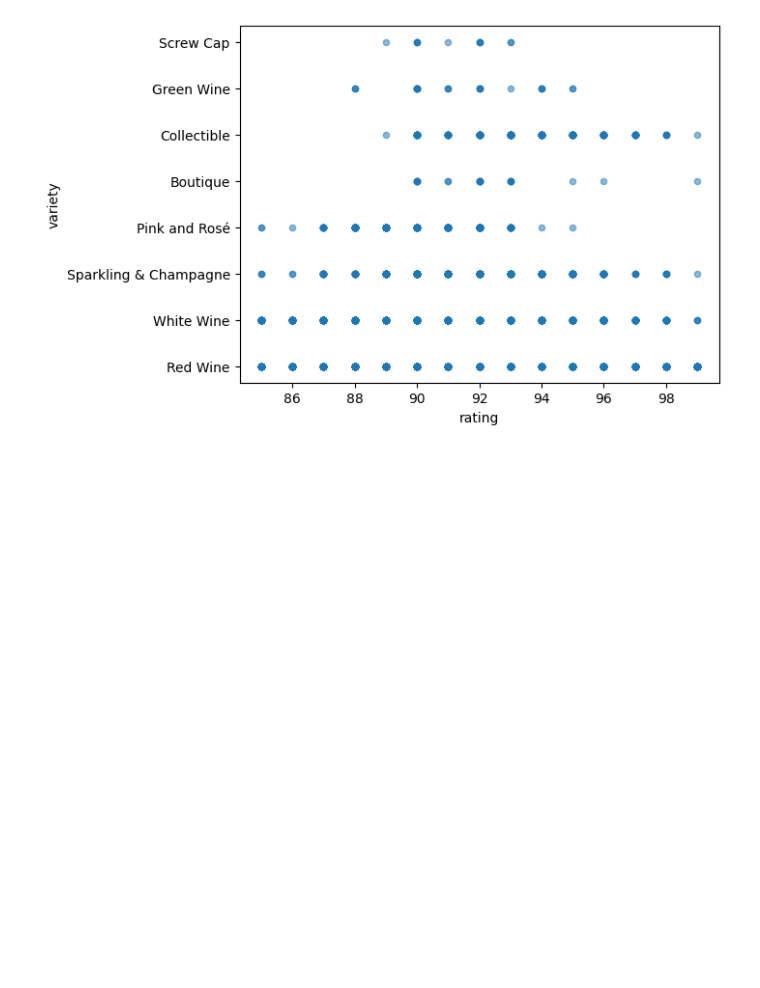
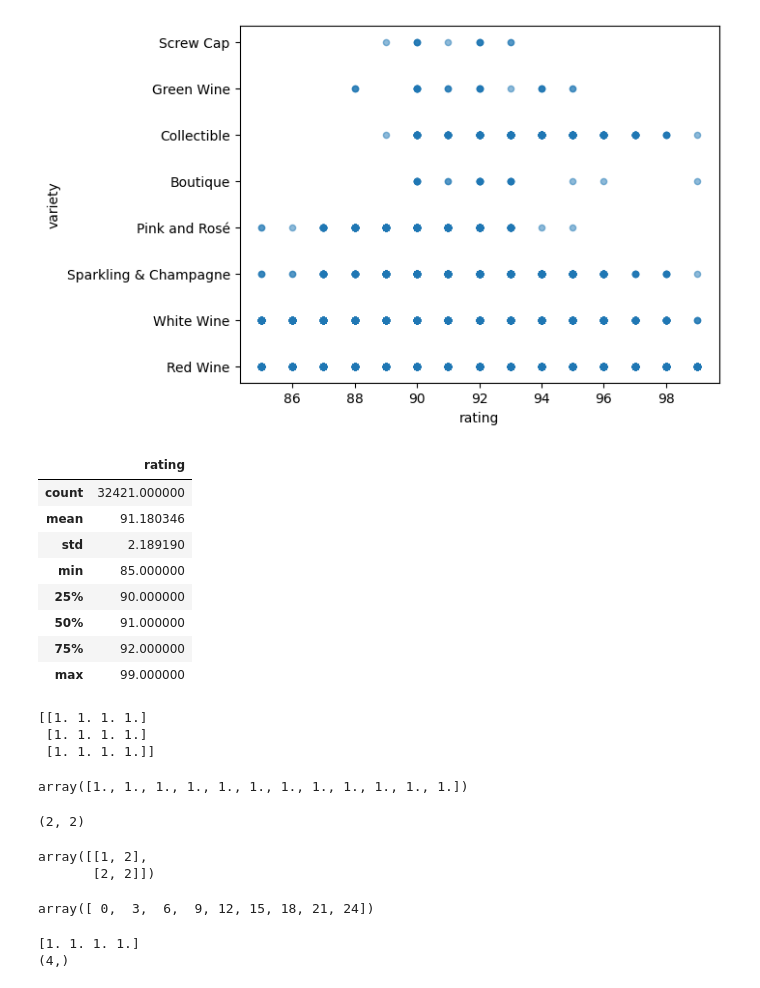
Before and after one commit to Fatemeh-Esmaeili/MLOps, a Jupyter notebook: EDA.ipynb, the cells around one changed output. Saved outputs shown, nothing was run; the diff lists cells and outputs as text; code cells hidden in the pictures; blank space fills up the shorter version.

```diff
--- a/EDA.ipynb
+++ b/EDA.ipynb
@@ -448,3 +462,15 @@ df.plot.scatter(x = 'rating', y = 'variety', alpha = 0.5)
 # %% [output]
 <Axes: xlabel='rating', ylabel='variety'>
 [figure]
+# %%
+df.describe()
+# %% [output]
+|  | rating |
+| count | 32421.000000 |
+| mean | 91.180346 |
+| std | 2.189190 |
+| min | 85.000000 |
+| 25% | 90.000000 |
+| 50% | 91.000000 |
+| 75% | 92.000000 |
+| max | 99.000000 |
@@ -450,0 +479,60 @@ df.plot.scatter(x = 'rating', y = 'variety', alpha = 0.5)
+# %%
+# an array with weight in pounds
+array = np.array([140, 174, 166, 192])
+array
+
+# divide by 2.2 to get values in kilos
+array / 2.2
+
+
+array = np.ones((3,4))
+array
+
+array = np.ones((3,4))
+array
+
+array.reshape((4,3))
+array.reshape((12,1))
+
+
+# flatten arrays
+print(array)
+array.flatten()
+# %% [output]
+[[1. 1. 1. 1.]
+ [1. 1. 1. 1.]
+ [1. 1. 1. 1.]]
+array([1., 1., 1., 1., 1., 1., 1., 1., 1., 1., 1., 1.])
+# %%
+array = np.array([[1,2],[2,2]])
+print(array.shape)
+array
+# %% [output]
+(2, 2)
+array([[1, 2],
+       [2, 2]])
+# %%
+# 2x2 array with random floats of 0 to 1
+np.random.rand(2,2)
+
+# fill out the 3x4 array with the number 8
+np.full((3,4), 8)
+
+# using the number 1 is so common that `ones` is a function!
+np.ones((4,4))
+
+# a simple sequence from 0 to 4
+np.arange(0,5)
+
+# a sequence with three steps from 0 to 27
+np.arange(0, 27, 3)
+# %% [output]
+array([ 0,  3,  6,  9, 12, 15, 18, 21, 24])
+# %%
+# create a single dimension array
+array = np.ones((4,))
+print(array)
+print(array.shape)
+# %% [output]
+[1. 1. 1. 1.]
+(4,)
```
Also changed, not shown: parts of 17 cells of this notebook.
